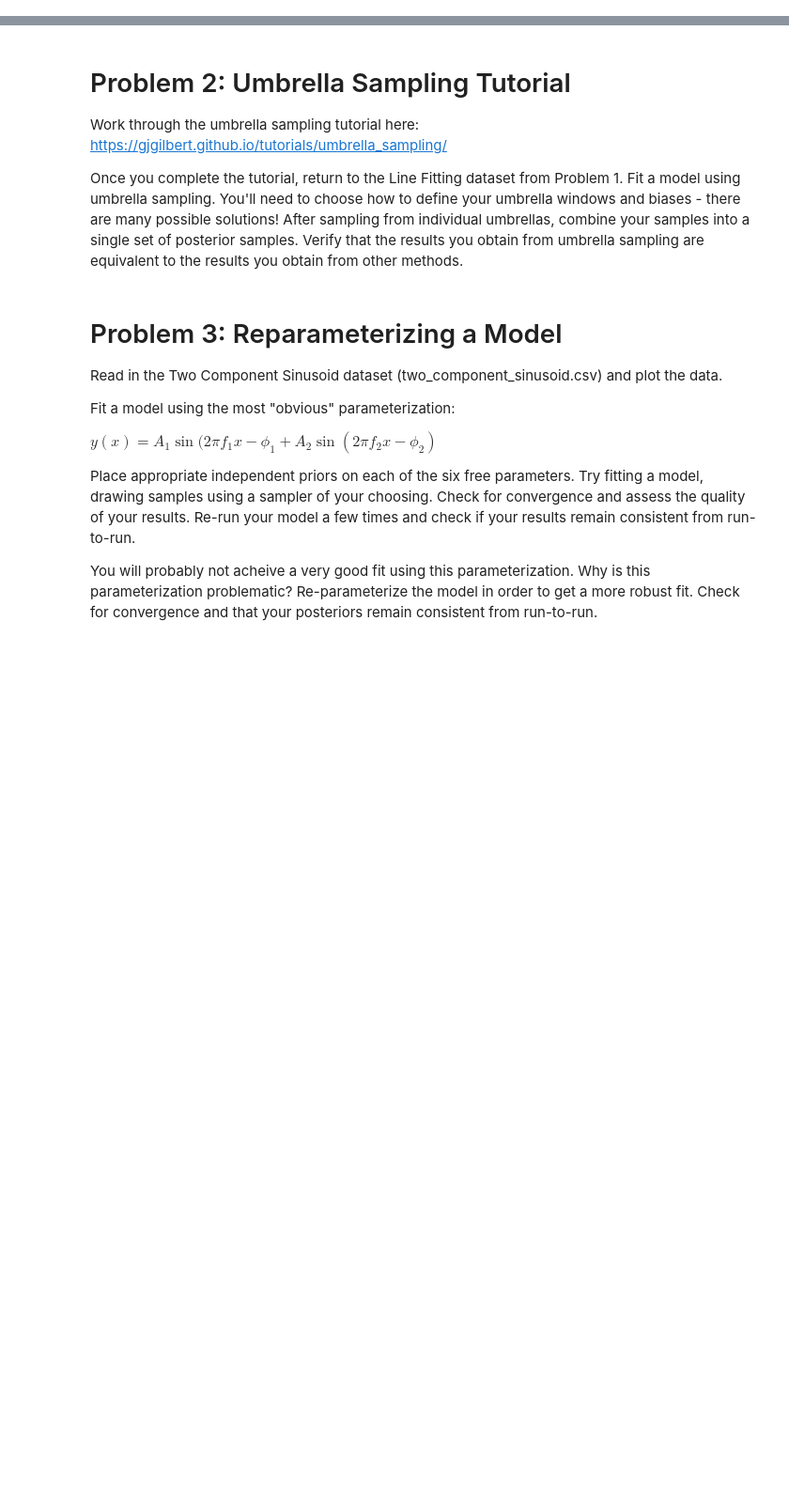
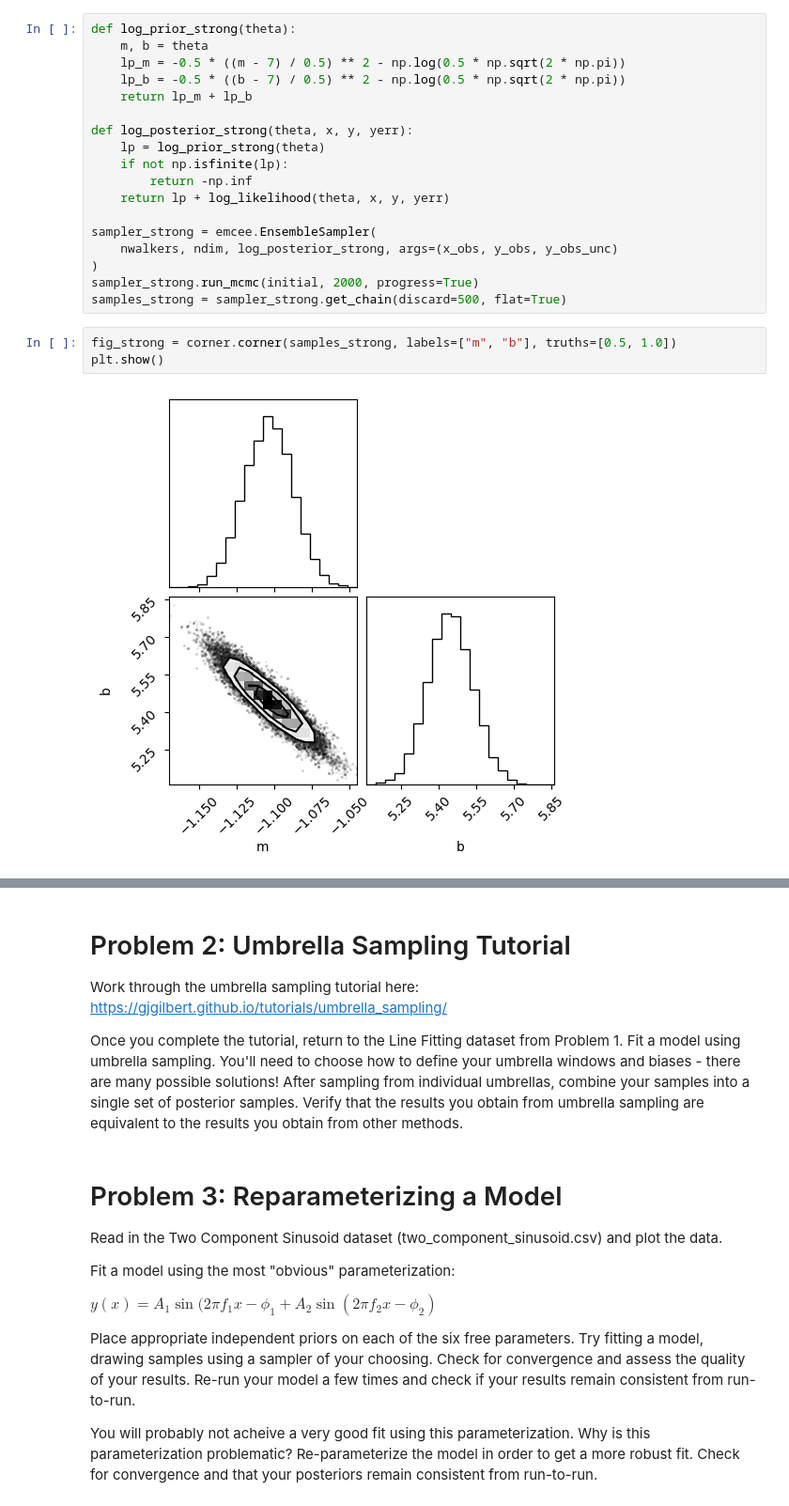
Before and after one commit to Desduh/Session-23, a Jupyter notebook: Day5/Day5_Posteriors.ipynb, the cells around one changed output, grey strips where cells are left out. Shown: that part at 94% size. Saved outputs shown, nothing was run; the diff lists cells and outputs as text; blank space fills up the shorter version.

```diff
--- a/Day5/Day5_Posteriors.ipynb
+++ b/Day5/Day5_Posteriors.ipynb
@@ -16,0 +94,23 @@ import
+# %%
+def log_prior_strong(theta):
+    m, b = theta
+    lp_m = -0.5 * ((m - 7) / 0.5) ** 2 - np.log(0.5 * np.sqrt(2 * np.pi))
+    lp_b = -0.5 * ((b - 7) / 0.5) ** 2 - np.log(0.5 * np.sqrt(2 * np.pi))
+    return lp_m + lp_b
+
+def log_posterior_strong(theta, x, y, yerr):
+    lp = log_prior_strong(theta)
+    if not np.isfinite(lp):
+        return -np.inf
+    return lp + log_likelihood(theta, x, y, yerr)
+
+sampler_strong = emcee.EnsembleSampler(
+    nwalkers, ndim, log_posterior_strong, args=(x_obs, y_obs, y_obs_unc)
+)
+sampler_strong.run_mcmc(initial, 2000, progress=True)
+samples_strong = sampler_strong.get_chain(discard=500, flat=True)
+# %%
+fig_strong = corner.corner(samples_strong, labels=["m", "b"], truths=[0.5, 1.0])
+plt.show()
+# %% [output]
+[figure, added]
```
Also changed, not shown: parts of 8 cells of this notebook.
